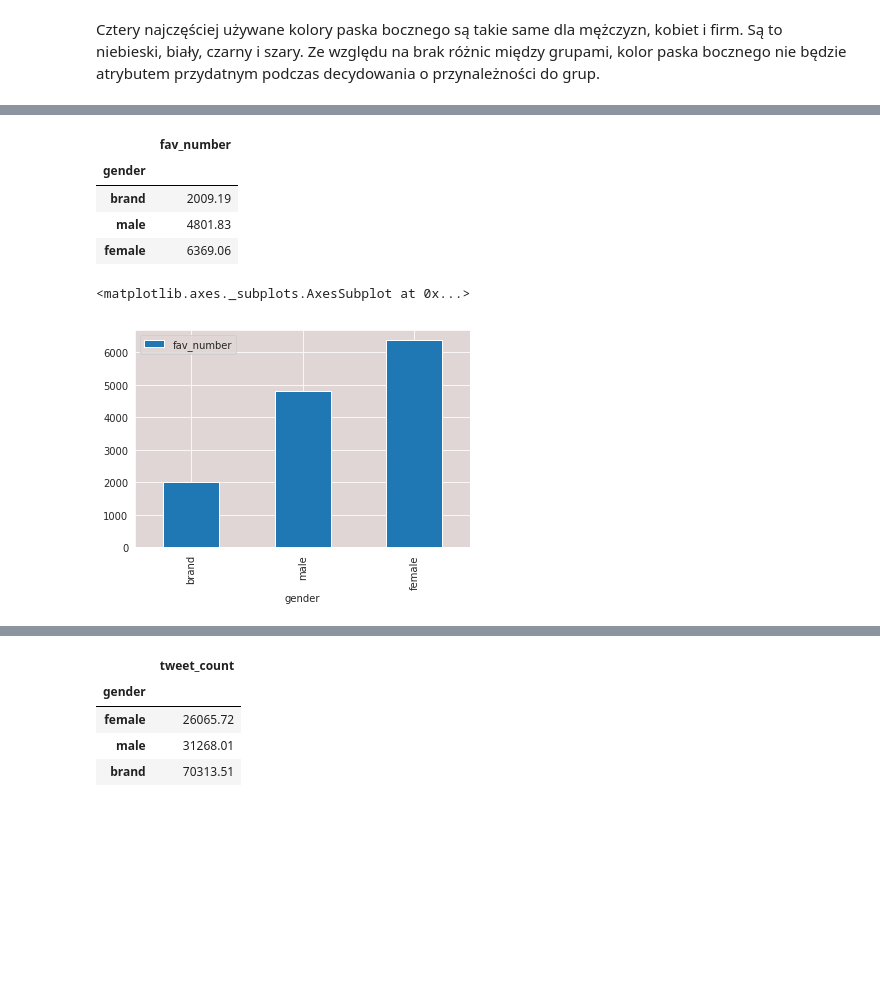
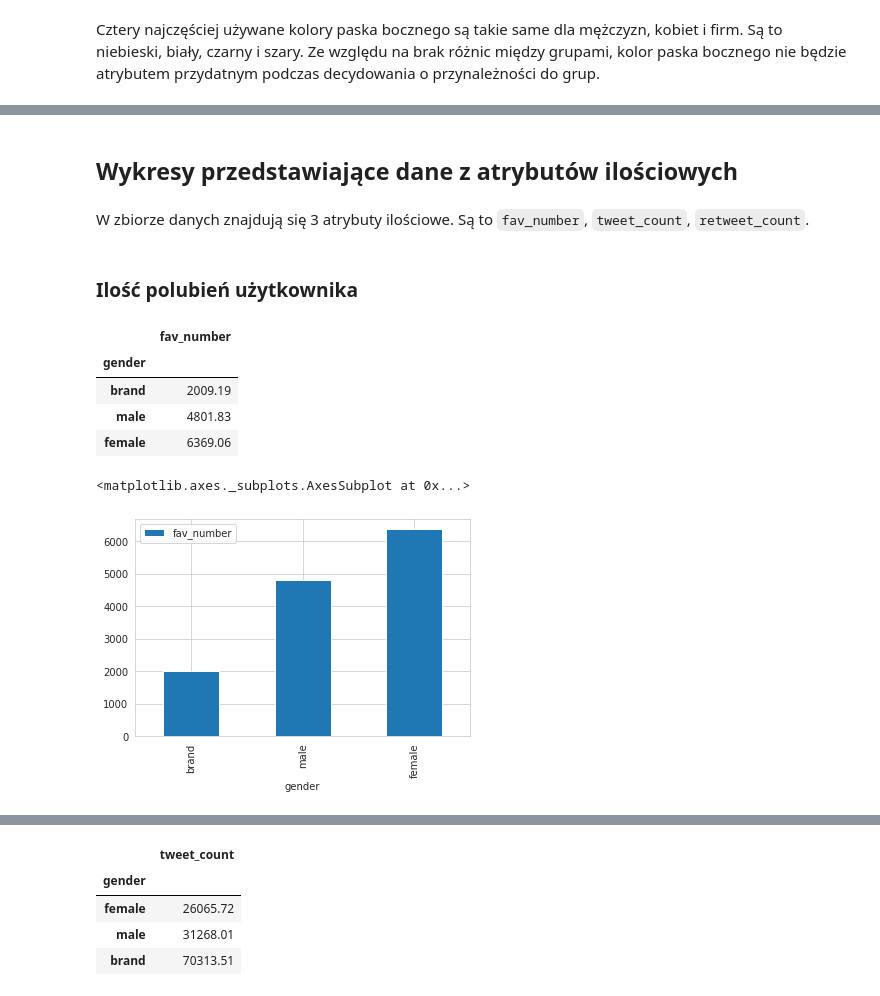
Before and after one commit to jakubkorczakowski/twitter-gender-prediction-project, a Jupyter notebook: Notebook/Projektv3.ipynb, the cells around one changed output, grey strips where cells are left out. Cells and saved outputs as stored; diff of their text form; code cells hidden in the pictures; blank space fills up the shorter version.

```diff
--- a/Notebook/Projektv3.ipynb
+++ b/Notebook/Projektv3.ipynb
@@ -289,3 +292,9 @@ Cztery najczęściej używane kolory paska bocznego są takie same dla mężczyz
+# %% [markdown]
+## Wykresy przedstawiające dane z atrybutów ilościowych
+# %% [markdown]
+W zbiorze danych znajdują się 3 atrybuty ilościowe. Są to `fav_number`, `tweet_count`, `retweet_count`.
+# %% [markdown]
+### Ilość polubień użytkownika
 # %%
 gfn_mean = (df.loc[:, ['gender', 'fav_number']]
             .groupby('gender')
@@ -298,8 +307,9 @@ gfn_mean
 | brand | 2009.19 |
 | male | 4801.83 |
 | female | 6369.06 |
-# %%
-gfn_mean.plot.bar()
-# %% [output]
-<matplotlib.axes._subplots.AxesSubplot at 0x...>
-[figure, removed]
+# %%
+sns.set_style("whitegrid", {"axes.facecolor": "#FFFFFF"})
+gfn_mean.plot.bar()
+# %% [output]
+<matplotlib.axes._subplots.AxesSubplot at 0x...>
+[figure, added]
```
Also changed, not shown: parts of 93 cells of this notebook.
